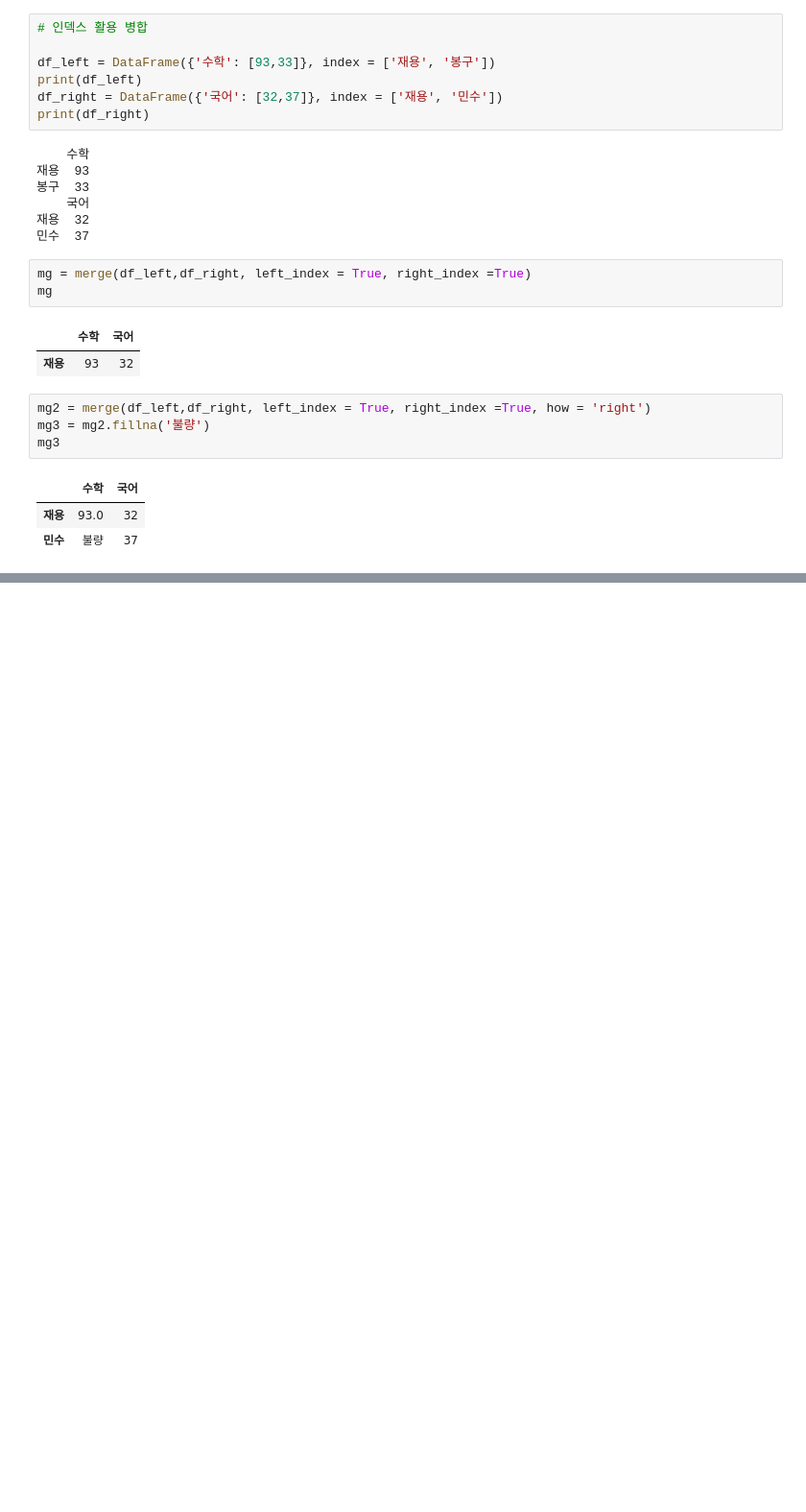
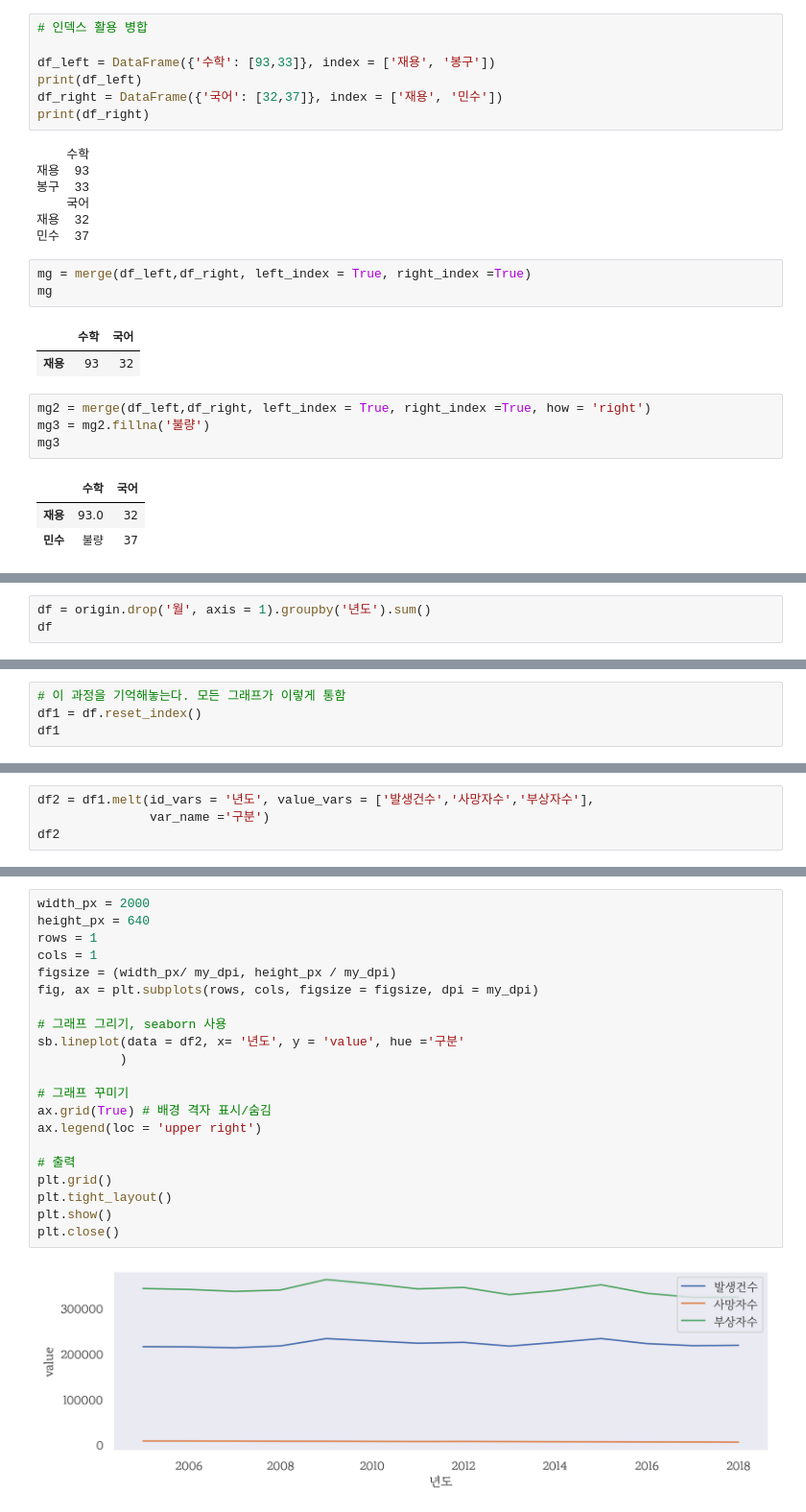
Before and after one commit to JAEYONG0303/For-python-, a Jupyter notebook: 코드 무한 연습용.ipynb, the cells around one changed output, grey strips where cells are left out. Shown: that part at 96% size. Saved outputs shown, nothing was run; the diff lists cells and outputs as text; blank space fills up the shorter version.

```diff
--- a/코드 무한 연습용.ipynb
+++ b/코드 무한 연습용.ipynb
@@ -2281,0 +2308,3 @@ mg3
+# %%
+df = origin.drop('월', axis = 1).groupby('년도').sum()
+df
@@ -2281,0 +2400,4 @@ mg3
+# %%
+# 이 과정을 기억해놓는다. 모든 그래프가 이렇게 통함
+df1 = df.reset_index()
+df1
@@ -2281,0 +2420,4 @@ mg3
+# %%
+df2 = df1.melt(id_vars = '년도', value_vars = ['발생건수','사망자수','부상자수'],
+               var_name ='구분')
+df2
@@ -2281,0 +2442,23 @@ mg3
+# %%
+width_px = 2000
+height_px = 640
+rows = 1
+cols = 1
+figsize = (width_px/ my_dpi, height_px / my_dpi)
+fig, ax = plt.subplots(rows, cols, figsize = figsize, dpi = my_dpi)
+
+# 그래프 그리기, seaborn 사용
+sb.lineplot(data = df2, x= '년도', y = 'value', hue ='구분'
+           )
+
+# 그래프 꾸미기
+ax.grid(True) # 배경 격자 표시/숨김
+ax.legend(loc = 'upper right')
+
+# 출력
+plt.grid()
+plt.tight_layout()
+plt.show()
+plt.close()
+# %% [output]
+[figure, added]
```
Also changed, not shown: parts of 8 cells of this notebook, 9 other files.
